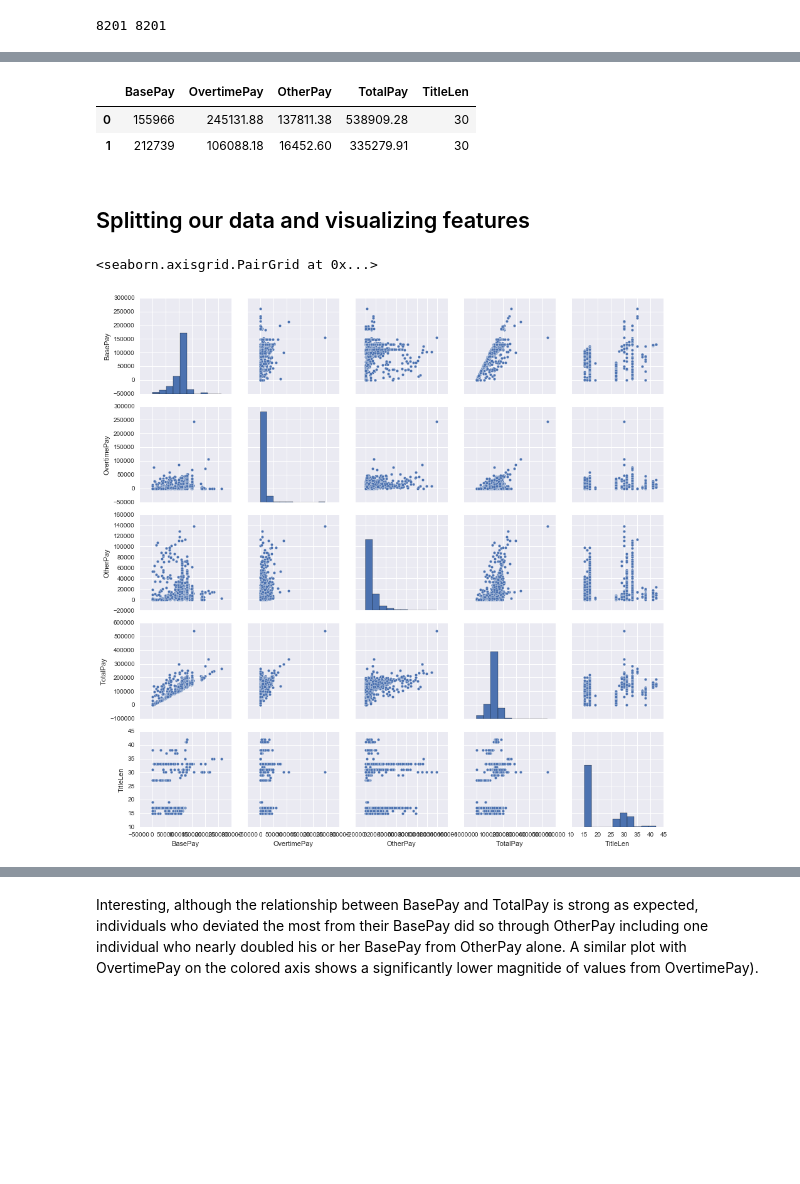
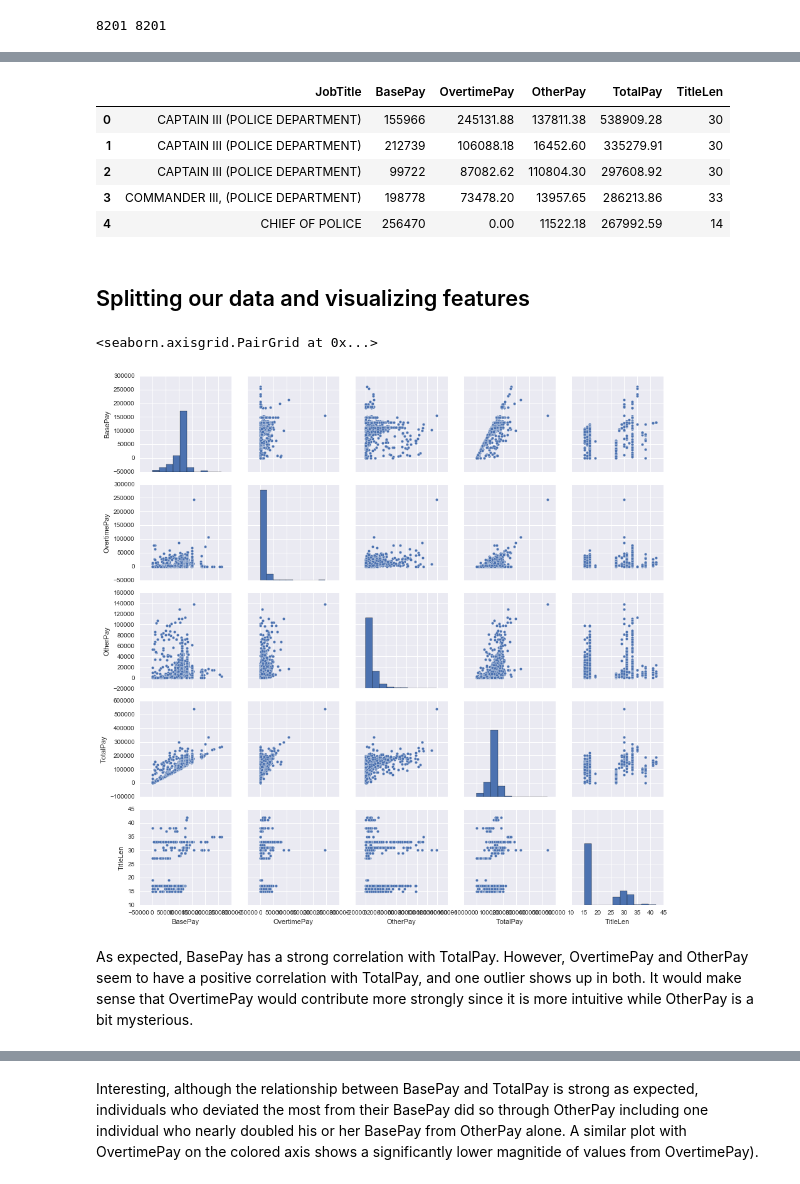
Before and after one commit to ramalldf/informatics, a Jupyter notebook: sfpd_2011.ipynb, the cells around one changed output, grey strips where cells are left out. Drawn from its saved outputs; the diff is of its cells as text; code cells hidden in the pictures; blank space fills up the shorter version.

```diff
--- a/sfpd_2011.ipynb
+++ b/sfpd_2011.ipynb
@@ -45,15 +42,18 @@ police.head(3)
 # %%
 #Now we'll drop the columns/Series that are not as useful to clean up the dataset
 #Year 2011 is a good place to start since it is simpler in that it has no benefits.
-policeClean= police.drop(['Id','EmployeeName','JobTitle','Notes','Agency','Status'], axis= 1)
+policeClean= police.drop(['Id','EmployeeName','Notes','Agency','Status'], axis= 1)
 police2011= policeClean[policeClean['Year'] == 2011]
 police2011= police2011.drop(['Year','Benefits','TotalPayBenefits'], axis=1)
 # %%
-police2011.head(2)
+police2011.head()
 # %% [output]
-|  | BasePay | OvertimePay | OtherPay | TotalPay | TitleLen |
-| 0 | 155966 | 245131.88 | 137811.38 | 538909.28 | 30 |
-| 1 | 212739 | 106088.18 | 16452.60 | 335279.91 | 30 |
+|  | JobTitle | BasePay | OvertimePay | OtherPay | TotalPay | TitleLen |
+| 0 | CAPTAIN III (POLICE DEPARTMENT) | 155966 | 245131.88 | 137811.38 | 538909.28 | 30 |
+| 1 | CAPTAIN III (POLICE DEPARTMENT) | 212739 | 106088.18 | 16452.60 | 335279.91 | 30 |
+| 2 | CAPTAIN III (POLICE DEPARTMENT) | 99722 | 87082.62 | 110804.30 | 297608.92 | 30 |
+| 3 | COMMANDER III, (POLICE DEPARTMENT) | 198778 | 73478.20 | 13957.65 | 286213.86 | 33 |
+| 4 | CHIEF OF POLICE | 256470 | 0.00 | 11522.18 | 267992.59 | 14 |
 # %% [markdown]
 ## Splitting our data and visualizing features
 # %%
@@ -67,5 +67,7 @@ train2011, test2011 = train_test_split(police2011, test_size = 0.2)
 sns.pairplot(train2011)
 # %% [output]
 <seaborn.axisgrid.PairGrid at 0x...>
-[figure, old version]
+[figure, new version]
+# %% [markdown]
+As expected, BasePay has a strong correlation with TotalPay. However, OvertimePay and OtherPay seem to have a positive correlation with TotalPay, and one outlier shows up in both. It would make sense that OvertimePay would contribute more strongly since it is more intuitive while OtherPay is a bit mysterious.
 # %%
```
Also changed, not shown: parts of 23 cells of this notebook.
